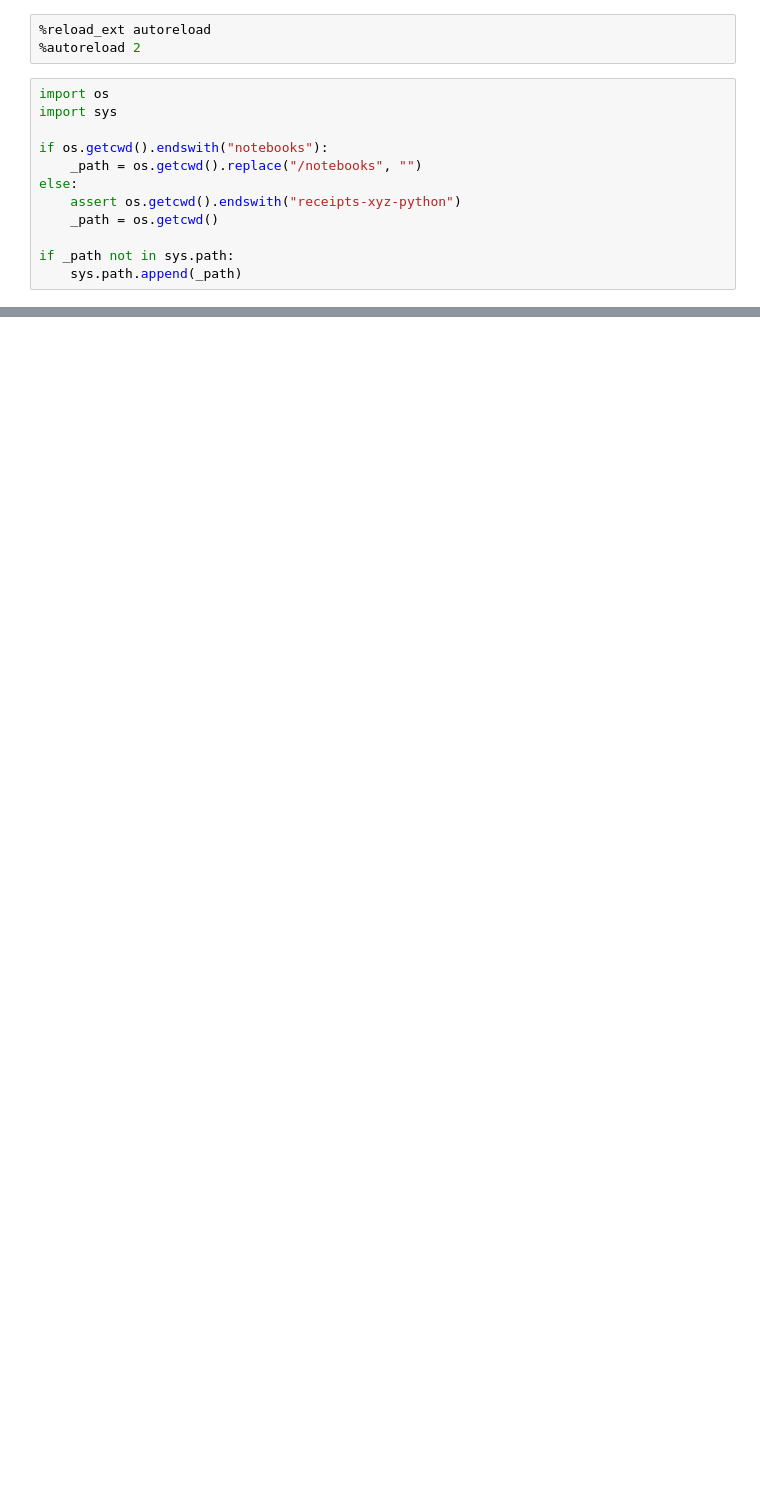
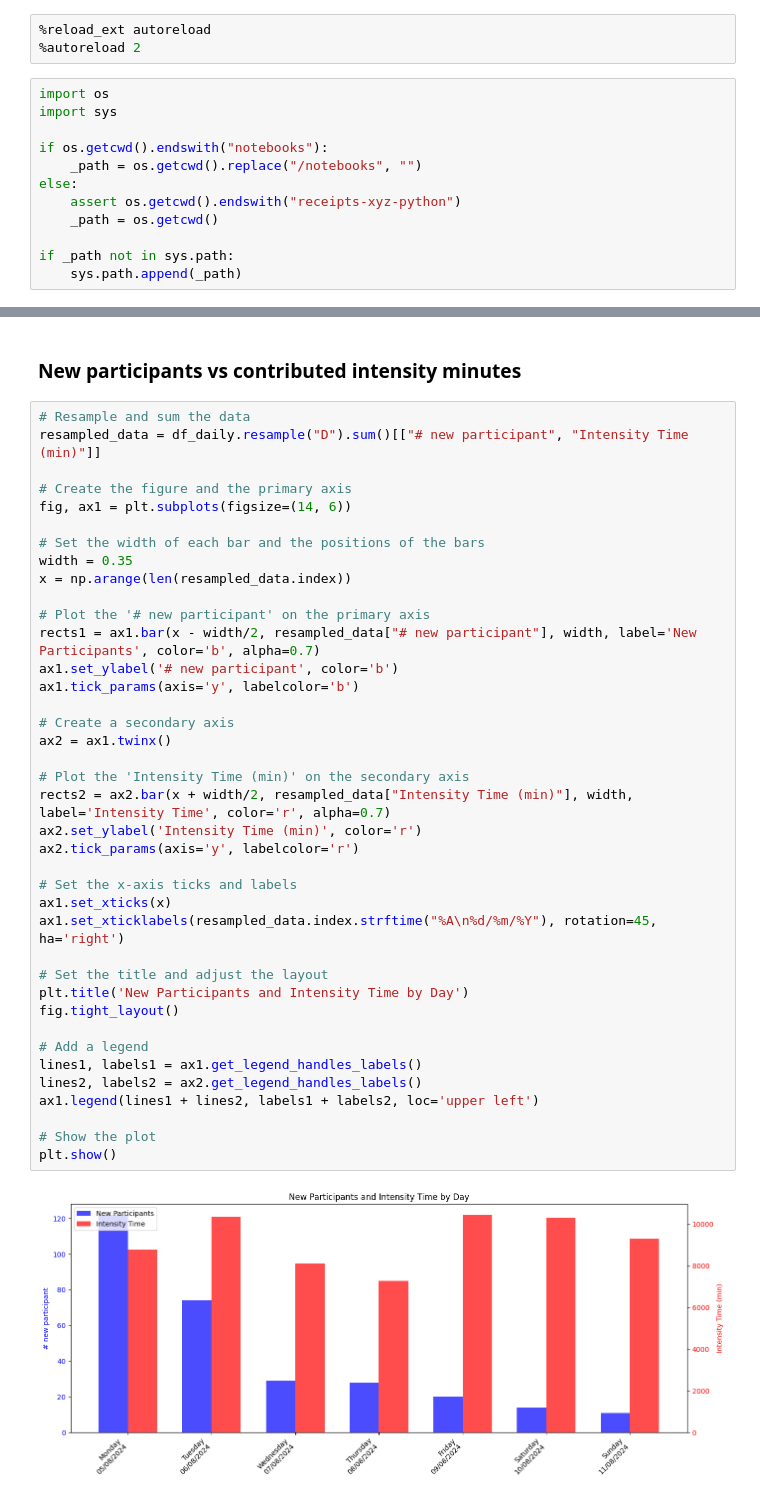
Before and after one commit to tann9949/receipts-xyz-py, a Jupyter notebook: notebooks/onchainsummer_stats.ipynb, the cells around one changed output, grey strips where cells are left out. Drawn from its saved outputs; the diff is of its cells as text; blank space fills up the shorter version.

```diff
--- a/notebooks/onchainsummer_stats.ipynb
+++ b/notebooks/onchainsummer_stats.ipynb
@@ -130,0 +143,43 @@ Name: total_intensity_time, Length: 145, dtype: int64
+# %% [markdown]
+### New participants vs contributed intensity minutes
+# %%
+# Resample and sum the data
+resampled_data = df_daily.resample("D").sum()[["# new participant", "Intensity Time (min)"]]
+
+# Create the figure and the primary axis
+fig, ax1 = plt.subplots(figsize=(14, 6))
+
+# Set the width of each bar and the positions of the bars
+width = 0.35
+x = np.arange(len(resampled_data.index))
+
+# Plot the '# new participant' on the primary axis
+rects1 = ax1.bar(x - width/2, resampled_data["# new participant"], width, label='New Participants', color='b', alpha=0.7)
+ax1.set_ylabel('# new participant', color='b')
+ax1.tick_params(axis='y', labelcolor='b')
+
+# Create a secondary axis
+ax2 = ax1.twinx()
+
+# Plot the 'Intensity Time (min)' on the secondary axis
+rects2 = ax2.bar(x + width/2, resampled_data["Intensity Time (min)"], width, label='Intensity Time', color='r', alpha=0.7)
+ax2.set_ylabel('Intensity Time (min)', color='r')
+ax2.tick_params(axis='y', labelcolor='r')
+
+# Set the x-axis ticks and labels
+ax1.set_xticks(x)
+ax1.set_xticklabels(resampled_data.index.strftime("%A\n%d/%m/%Y"), rotation=45, ha='right')
+
+# Set the title and adjust the layout
+plt.title('New Participants and Intensity Time by Day')
+fig.tight_layout()
+
+# Add a legend
+lines1, labels1 = ax1.get_legend_handles_labels()
+lines2, labels2 = ax2.get_legend_handles_labels()
+ax1.legend(lines1 + lines2, labels1 + labels2, loc='upper left')
+
+# Show the plot
+plt.show()
+# %% [output]
+[figure, added]
```
Also changed, not shown: parts of 28 cells of this notebook, 1 other file.
